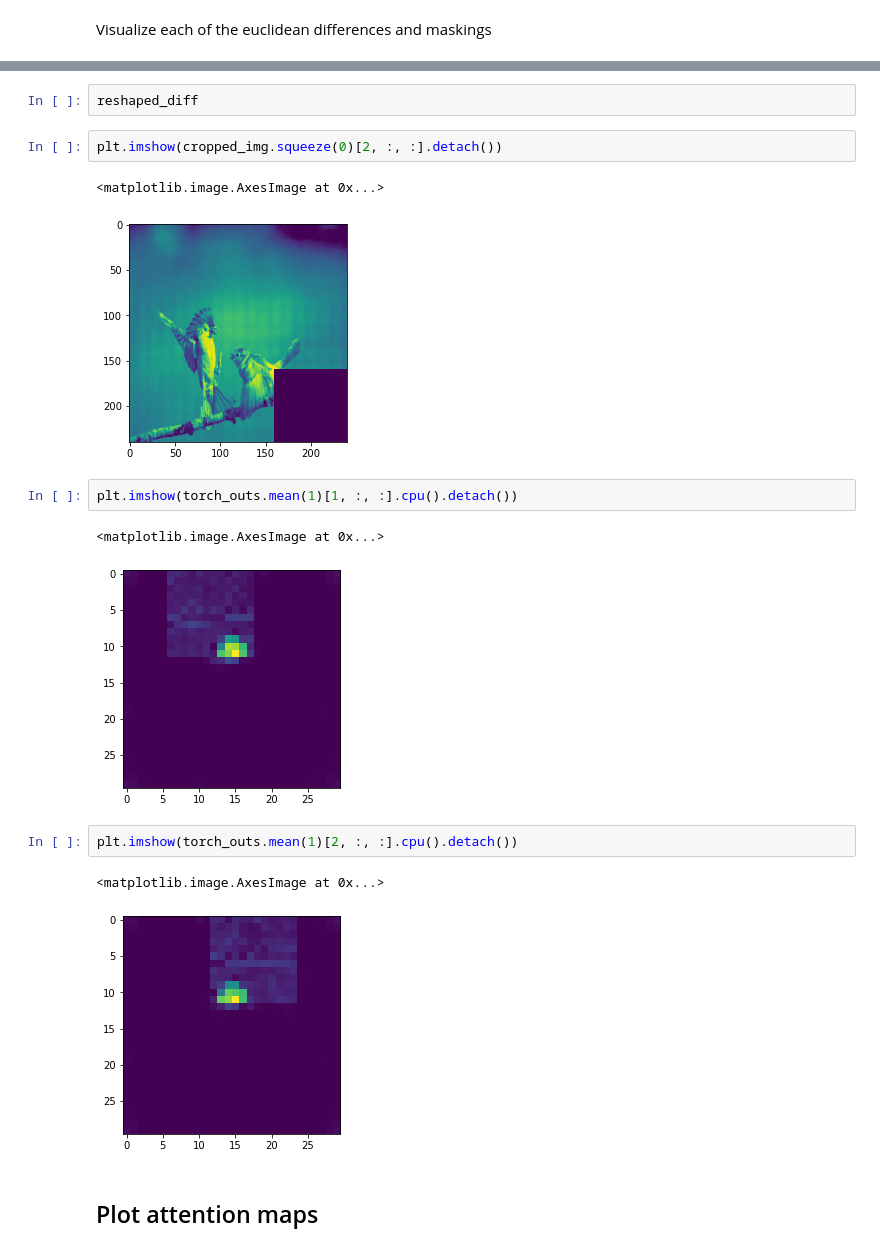
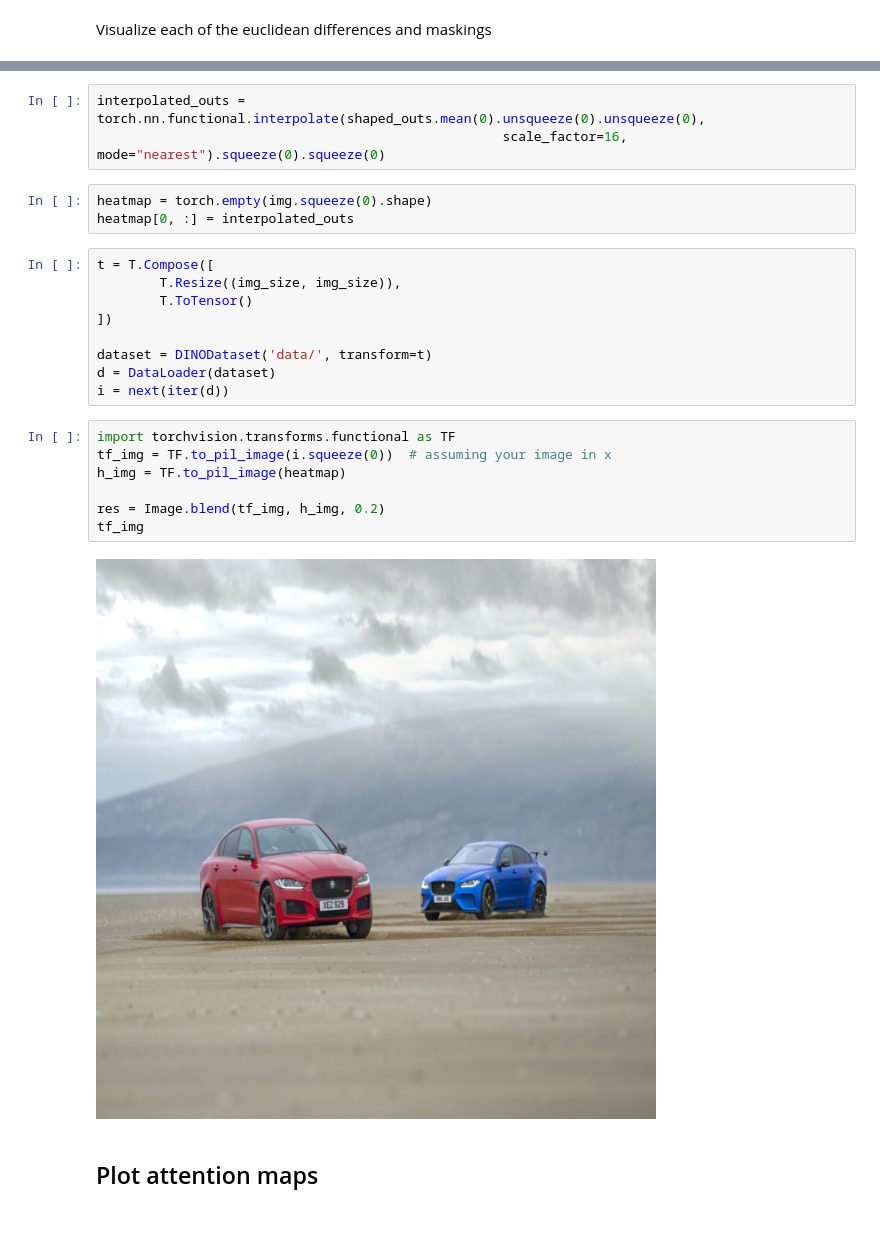
Before and after one commit to TeemuSo/masked-dino, a Jupyter notebook: DiNO exploration.ipynb, the cells around one changed output, grey strips where cells are left out. Saved outputs shown, nothing was run; the diff lists cells and outputs as text; blank space fills up the shorter version.

```diff
--- a/DiNO exploration.ipynb
+++ b/DiNO exploration.ipynb
@@ -182,20 +204,27 @@ sns.heatmap(reshaped_diff[3, :])
-# %%
-reshaped_diff
-# %%
-plt.imshow(cropped_img.squeeze(0)[2, :, :].detach())
-# %% [output]
-<matplotlib.image.AxesImage at 0x...>
-[figure, removed]
-# %%
-plt.imshow(torch_outs.mean(1)[1, :, :].cpu().detach())
-# %% [output]
-<matplotlib.image.AxesImage at 0x...>
-[figure, removed]
-# %%
-plt.imshow(torch_outs.mean(1)[2, :, :].cpu().detach())
-# %% [output]
-<matplotlib.image.AxesImage at 0x...>
-[figure, removed]
+# %%
+interpolated_outs = torch.nn.functional.interpolate(shaped_outs.mean(0).unsqueeze(0).unsqueeze(0),
+                                                    scale_factor=16, mode="nearest").squeeze(0).squeeze(0)
+# %%
+heatmap = torch.empty(img.squeeze(0).shape)
+heatmap[0, :] = interpolated_outs
+# %%
+t = T.Compose([
+        T.Resize((img_size, img_size)),
+        T.ToTensor()
+])
+
+dataset = DINODataset('data/', transform=t)
+d = DataLoader(dataset)
+i = next(iter(d))
+# %%
+import torchvision.transforms.functional as TF
+tf_img = TF.to_pil_image(i.squeeze(0))  # assuming your image in x
+h_img = TF.to_pil_image(heatmap)
+
+res = Image.blend(tf_img, h_img, 0.2)
+tf_img
+# %% [output]
+[figure, added]
 # %% [markdown]
 ## Plot attention maps
 # %% [markdown]
```
Also changed, not shown: parts of 25 cells of this notebook, 2 other files.
